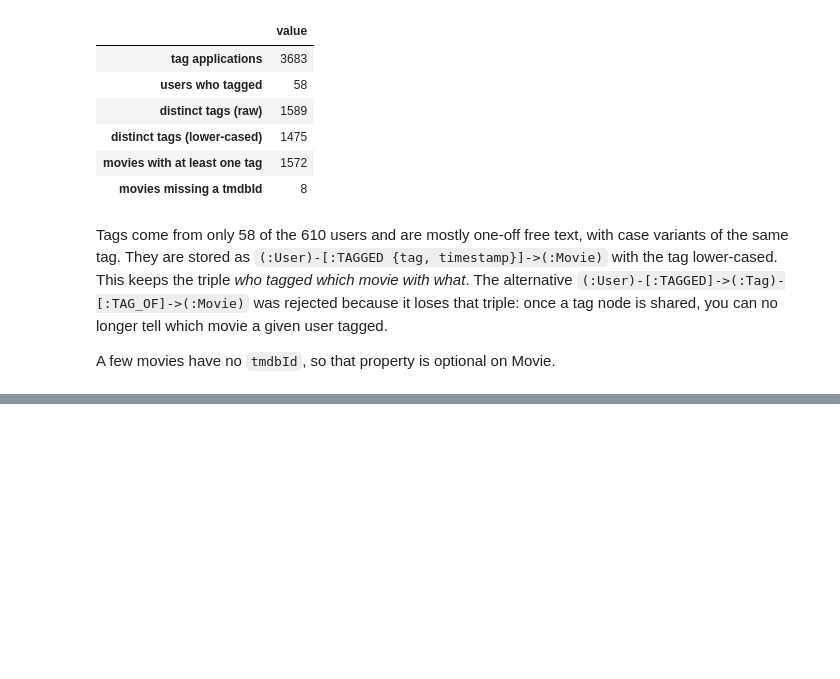
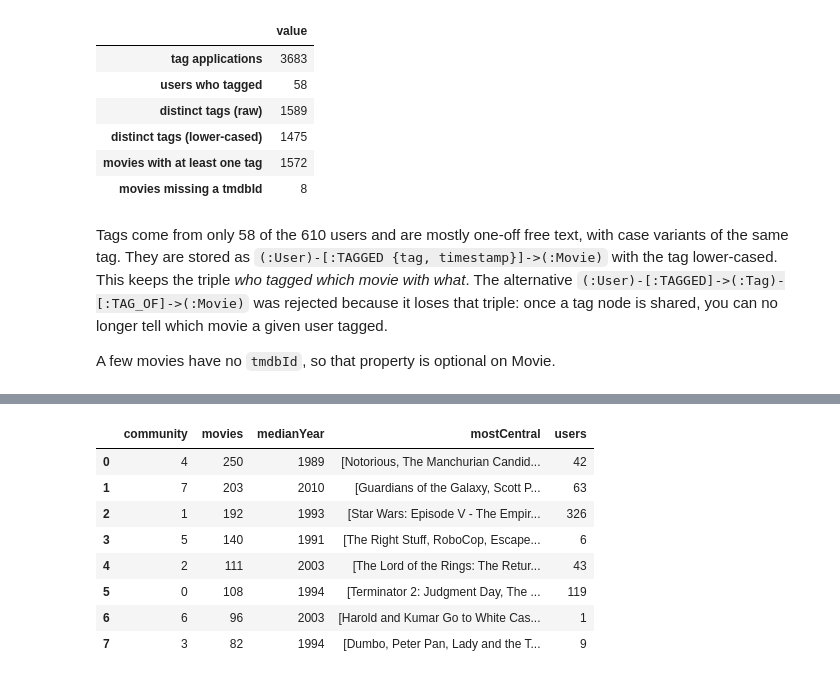
Before and after one commit to Jawadmallat/aidams-3A-kg-project-jawad-charles-erdem, a Jupyter notebook: demo.ipynb, the cells around one changed output, grey strips where cells are left out. Drawn from its saved outputs; the diff is of its cells as text; code cells hidden in the pictures; blank space fills up the shorter version.

```diff
--- a/demo.ipynb
+++ b/demo.ipynb
@@ -269,0 +405,21 @@ A few movies have no `tmdbId`, so that property is optional on Movie.
+# %%
+communities = query("""
+MATCH (m:Movie) WHERE m.community IS NOT NULL
+WITH m ORDER BY m.pagerank DESC
+WITH m.community AS community, count(m) AS movies,
+     percentileDisc(m.year, 0.5) AS medianYear, collect(m.title)[..4] AS mostCentral
+RETURN community, movies, medianYear, mostCentral
+ORDER BY movies DESC
+""")
+users = query("MATCH (u:User) WHERE u.community IS NOT NULL RETURN u.community AS community, count(*) AS users")
+communities.merge(users, on="community", how="left")
+# %% [output]
+|  | community | movies | medianYear | mostCentral | users |
+| 0 | 4 | 250 | 1989 | [Notorious, The Manchurian Candid... | 42 |
+| 1 | 7 | 203 | 2010 | [Guardians of the Galaxy, Scott P... | 63 |
+| 2 | 1 | 192 | 1993 | [Star Wars: Episode V - The Empir... | 326 |
+| 3 | 5 | 140 | 1991 | [The Right Stuff, RoboCop, Escape... | 6 |
+| 4 | 2 | 111 | 2003 | [The Lord of the Rings: The Retur... | 43 |
+| 5 | 0 | 108 | 1994 | [Terminator 2: Judgment Day, The ... | 119 |
+| 6 | 6 | 96 | 2003 | [Harold and Kumar Go to White Cas... | 1 |
+| 7 | 3 | 82 | 1994 | [Dumbo, Peter Pan, Lady and the T... | 9 |
```
Also changed, not shown: parts of 13 cells of this notebook.
